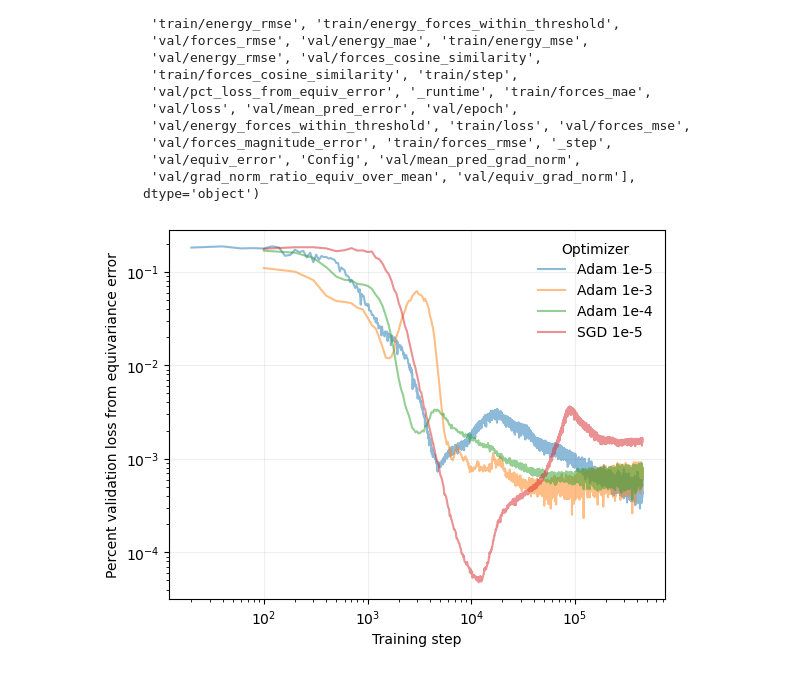
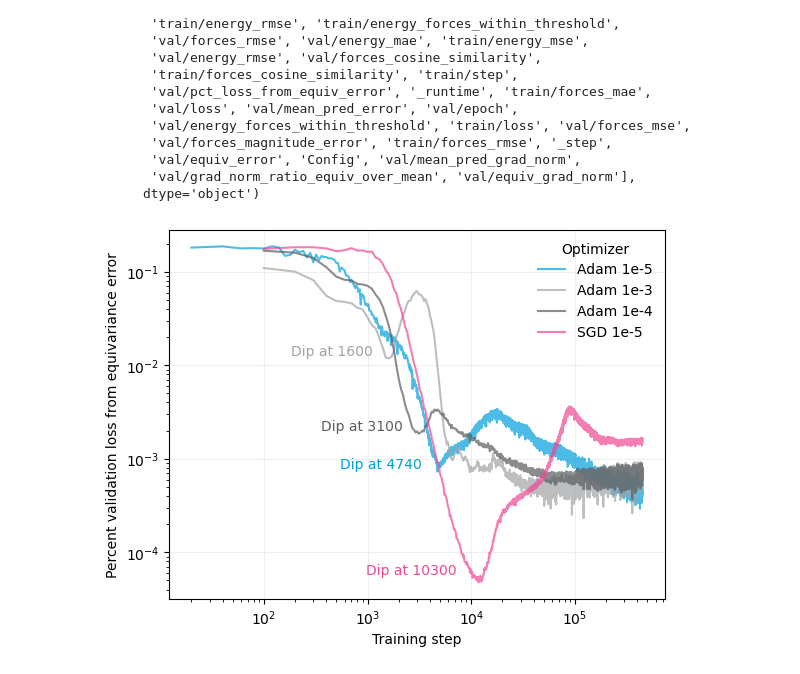
Before and after one commit to genentech/equivariance_learning, a Jupyter notebook: escaip-wandb/vary-lropt.ipynb, the cells around one changed output. Cells and saved outputs as stored; diff of their text form; code cells hidden in the pictures.

```diff
--- a/escaip-wandb/vary-lropt.ipynb
+++ b/escaip-wandb/vary-lropt.ipynb
@@ -33,24 +33,53 @@ Index(['val/total_mse', 'train/grad_norm', 'train/forces_magnitude_error',
        'val/grad_norm_ratio_equiv_over_mean', 'val/equiv_grad_norm'],
       dtype='object')
 # %%
+color_palette = {
+    'Adam 1e-5': '#00a0dc',
+    'Adam 1e-4': '#595c5f',
+    'Adam 1e-3': '#a0a3a6',
+    'SGD 1e-5': '#ed4795',
+}
+
 sns.lineplot(
     data=mdf,
     x='_step',
     y='val/pct_loss_from_equiv_error',
     hue = 'Config',
+    palette = color_palette,
     errorbar = None,
-    alpha=0.5,
+    alpha=0.7,
 )
+
+# for each config, add text indicating the minimum value of 'val/pct_loss_from_equiv_error' before step 11000
+for config in mdf['Config'].unique():
+    threshold_step = 11000
+    if config == 'Adam 1e-3':
+        threshold_step = 2000
+    if config == 'Adam 1e-4':
+        threshold_step = 4000
+
+    min_value = mdf[mdf['Config'] == config].loc[mdf['_step'] < threshold_step, 'val/pct_loss_from_equiv_error'].min()
+    min_step = mdf[mdf['Config'] == config].loc[mdf['_step'] < threshold_step, 'val/pct_loss_from_equiv_error'].idxmin()
+    step = mdf.loc[min_step, '_step']
+    plt.text(
+        x=step * 0.7,
+        y=min_value,
+        s=f'Dip at {step}',
+        fontsize=10,
+        color=color_palette[config],
+        ha='right',
+        va='bottom'
+    )
 
 plt.yscale('log')
 plt.xscale('log')
 plt.grid(alpha = 0.2)
 plt.xlabel('Training step')
 plt.ylabel('Percent validation loss from equivariance error')
 plt.legend(frameon=False, title = 'Optimizer')
 
 plt.savefig('escaip-vary-lropt.png', dpi=300, bbox_inches='tight')
 plt.show()
 plt.close()
 # %% [output]
-[figure, old version]
+[figure, new version]
```
Also changed, not shown: 9 other files.
